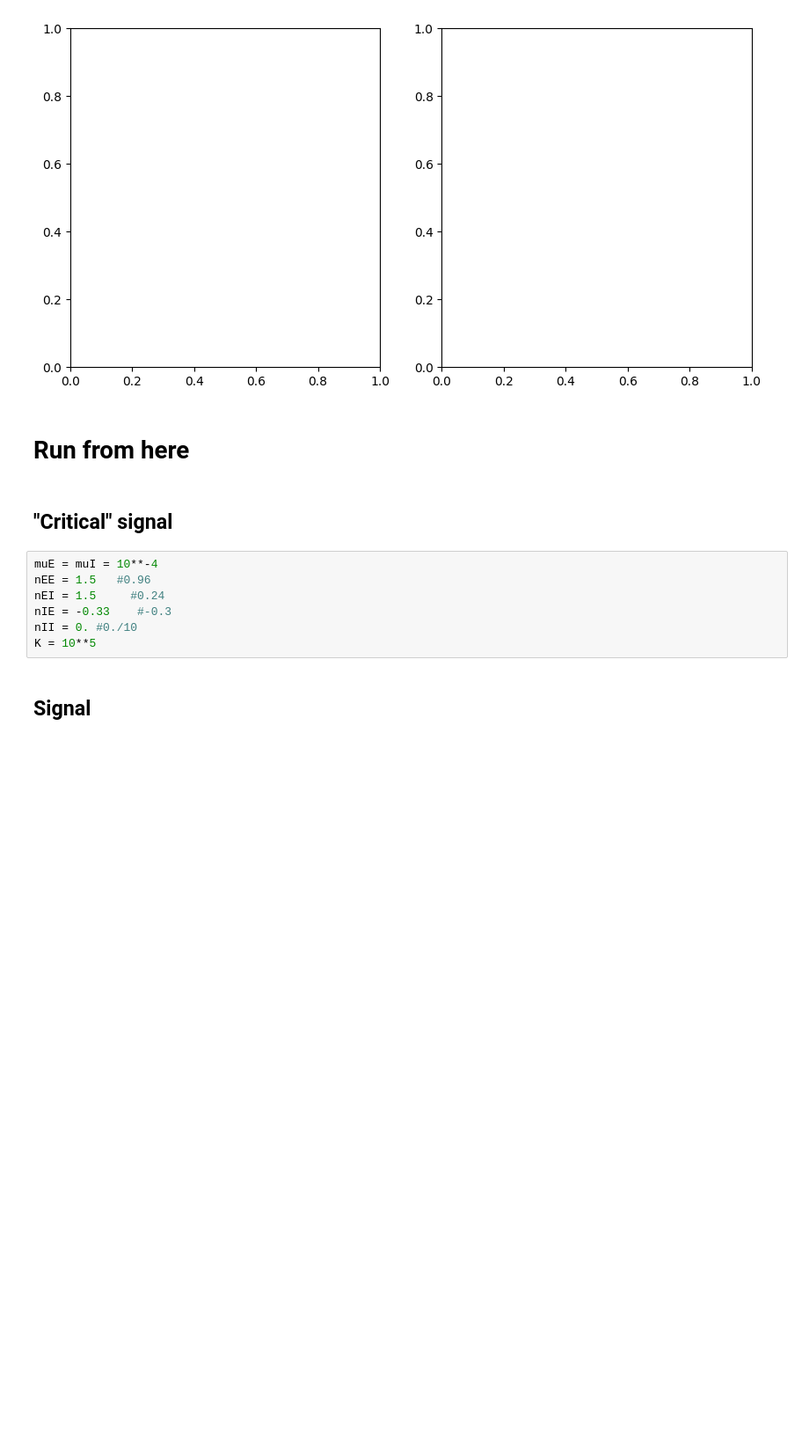
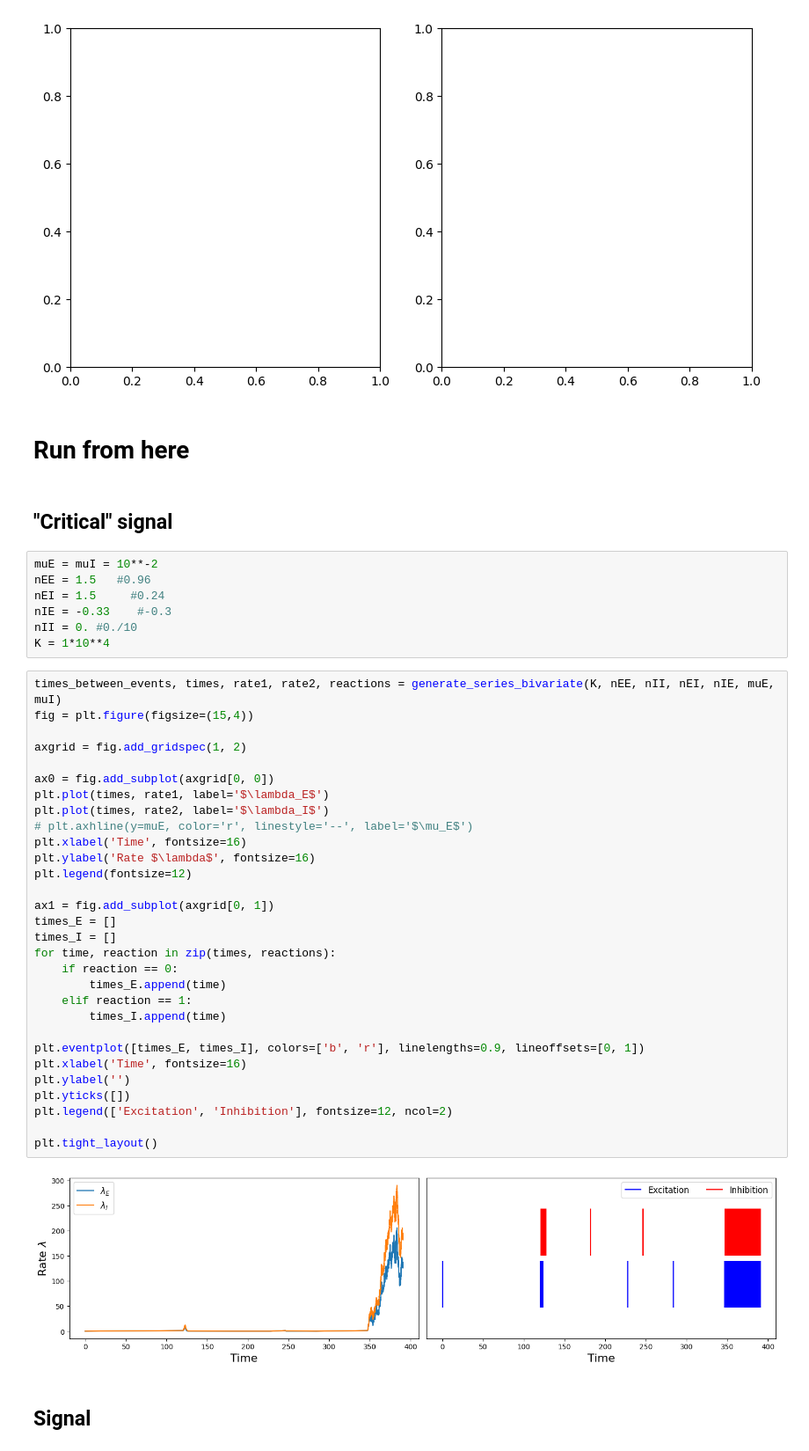
Before and after one commit to RivasAntonio/TFM, a Jupyter notebook: Códigos/Hawkes/save_data.ipynb, the cells around one changed output. Shown at 88% size. Drawn from its saved outputs; the diff is of its cells as text; blank space fills up the shorter version.

```diff
--- a/Códigos/Hawkes/save_data.ipynb
+++ b/Códigos/Hawkes/save_data.ipynb
@@ -1444,12 +1464,44 @@ executing.executing.NotOneValueFound: Expected one value, found 0
 # %% [markdown]
 ## "Critical" signal
 # %%
-muE = muI = 10**-4
+muE = muI = 10**-2
 nEE = 1.5   #0.96
 nEI = 1.5     #0.24
 nIE = -0.33    #-0.3
 nII = 0. #0./10
-K = 10**5
+K = 1*10**4
+# %%
+times_between_events, times, rate1, rate2, reactions = generate_series_bivariate(K, nEE, nII, nEI, nIE, muE, muI)
+fig = plt.figure(figsize=(15,4))
+
+axgrid = fig.add_gridspec(1, 2)
+
+ax0 = fig.add_subplot(axgrid[0, 0])
+plt.plot(times, rate1, label='$\lambda_E$')
+plt.plot(times, rate2, label='$\lambda_I$')
+# plt.axhline(y=muE, color='r', linestyle='--', label='$\mu_E$')
+plt.xlabel('Time', fontsize=16)
+plt.ylabel('Rate $\lambda$', fontsize=16)
+plt.legend(fontsize=12)
+
+ax1 = fig.add_subplot(axgrid[0, 1])
+times_E = []
+times_I = []
+for time, reaction in zip(times, reactions):
+    if reaction == 0:
+        times_E.append(time)
+    elif reaction == 1:
+        times_I.append(time)
+
+plt.eventplot([times_E, times_I], colors=['b', 'r'], linelengths=0.9, lineoffsets=[0, 1])
+plt.xlabel('Time', fontsize=16)
+plt.ylabel('')
+plt.yticks([])
+plt.legend(['Excitation', 'Inhibition'], fontsize=12, ncol=2)
+
+plt.tight_layout()
+# %% [output]
+[figure, added]
 # %% [markdown]
 ## Signal
 # %%
```
Also changed, not shown: parts of 4 cells of this notebook, 28 other files.
